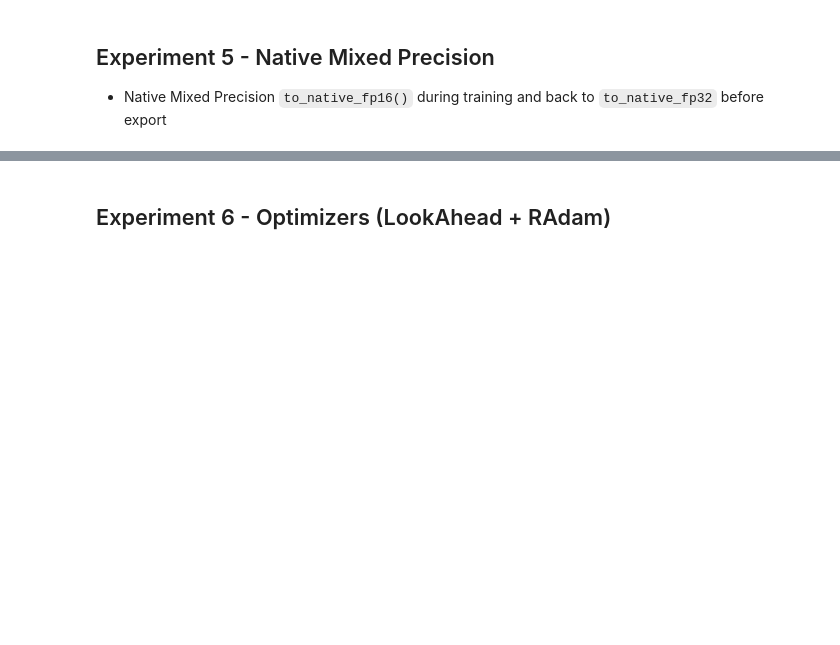
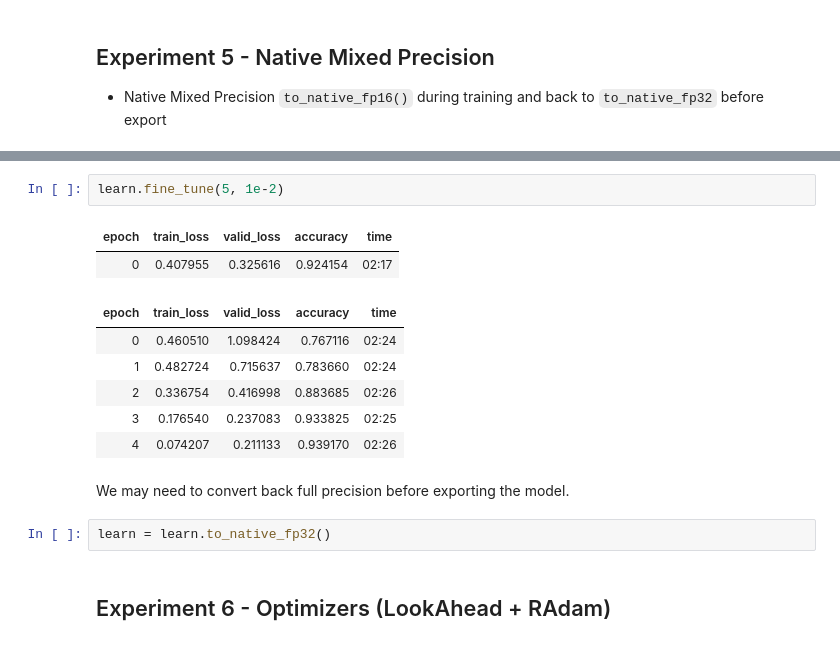
Before and after one commit to manisnesan/fastchai, a Jupyter notebook: 02_imagewoof.ipynb, the cells around one changed output, grey strips where cells are left out. Saved outputs shown, nothing was run; the diff lists cells and outputs as text; blank space fills up the shorter version.

```diff
--- a/02_imagewoof.ipynb
+++ b/02_imagewoof.ipynb
@@ -492,3 +503,18 @@ TensorImage(0.9443)
+# %%
+learn.fine_tune(5, 1e-2)
+# %% [output]
+| epoch | train_loss | valid_loss | accuracy | time |
+| 0 | 0.407955 | 0.325616 | 0.924154 | 02:17 |
+| epoch | train_loss | valid_loss | accuracy | time |
+| 0 | 0.460510 | 1.098424 | 0.767116 | 02:24 |
+| 1 | 0.482724 | 0.715637 | 0.783660 | 02:24 |
+| 2 | 0.336754 | 0.416998 | 0.883685 | 02:26 |
+| 3 | 0.176540 | 0.237083 | 0.933825 | 02:25 |
+| 4 | 0.074207 | 0.211133 | 0.939170 | 02:26 |
+# %% [markdown]
+We may need to convert back full precision before exporting the model.
+# %%
+learn = learn.to_native_fp32()
 # %% [markdown]
 ## Experiment 6 - Optimizers (LookAhead + RAdam)
 # %% [markdown]
```
Also changed, not shown: parts of 8 cells of this notebook.
